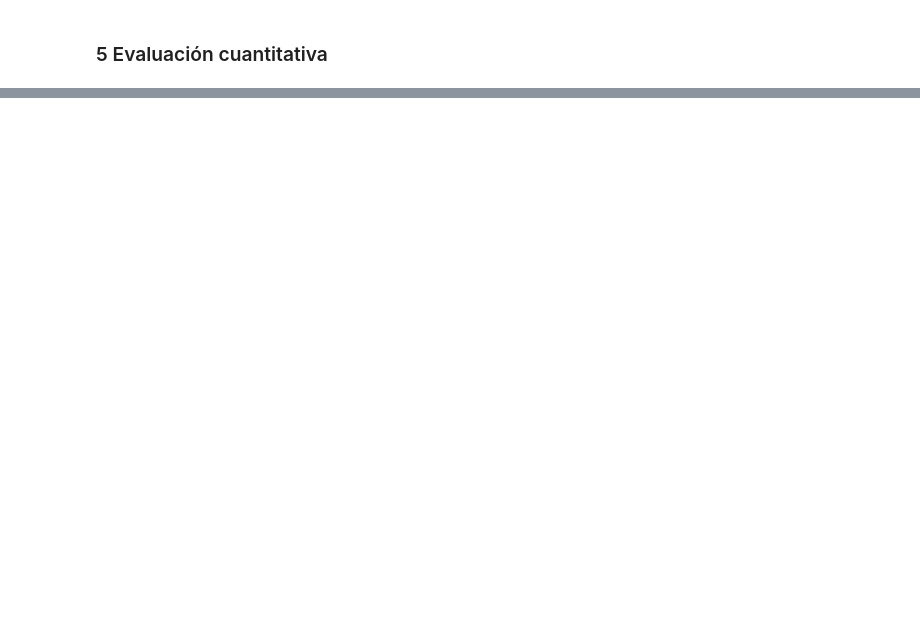
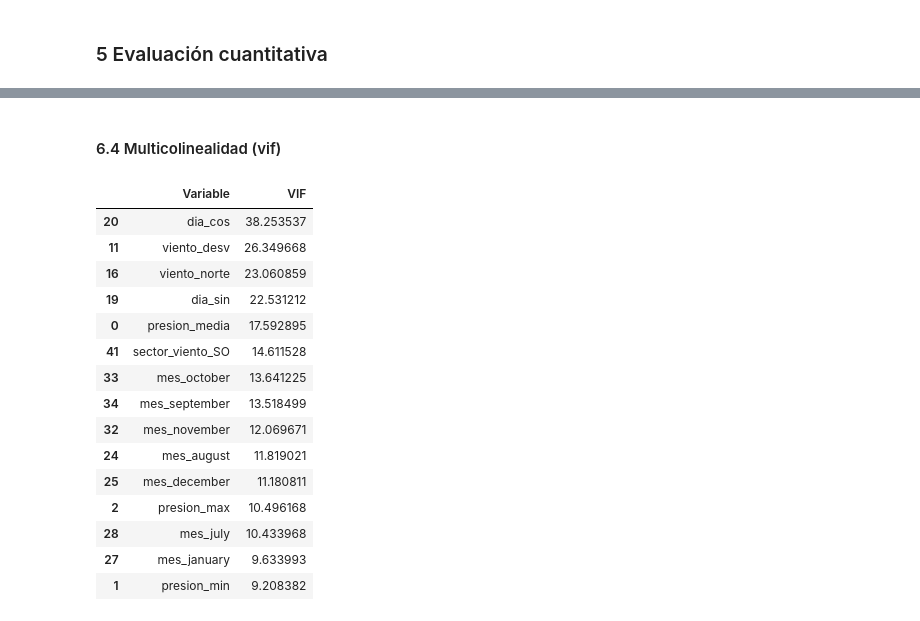
Before and after one commit to mzambranob/Fork-MaterialDeClase-ISIS-2611, a Jupyter notebook: 202620/Laboratorios/L1/laboratorio_1.ipynb, the cells around one changed output, grey strips where cells are left out. Drawn from its saved outputs; the diff is of its cells as text; code cells hidden in the pictures; blank space fills up the shorter version.

```diff
--- a/202620/Laboratorios/L1/laboratorio_1.ipynb
+++ b/202620/Laboratorios/L1/laboratorio_1.ipynb
@@ -971,0 +1043,27 @@ A partir de la tabla comparativa se puede concluir que el modelo con codificaci
+# %% [markdown]
+#### 6.4 Multicolinealidad (vif)
+# %%
+vif_values = []
+with np.errstate(divide = "ignore", invalid="ignore"):
+    for i in range(Xt_train_df.shape[1]):
+        vif_values.append(variance_inflation_factor(Xt_train_df.values, i))
+
+vif_data = pd.DataFrame({"Variable": nombres_variables, "VIF": vif_values})
+vif_data.sort_values("VIF", ascending = False).head(15)
+# %% [output]
+|  | Variable | VIF |
+| 20 | dia_cos | 38.253537 |
+| 11 | viento_desv | 26.349668 |
+| 16 | viento_norte | 23.060859 |
+| 19 | dia_sin | 22.531212 |
+| 0 | presion_media | 17.592895 |
+| 41 | sector_viento_SO | 14.611528 |
+| 33 | mes_october | 13.641225 |
+| 34 | mes_september | 13.518499 |
+| 32 | mes_november | 12.069671 |
+| 24 | mes_august | 11.819021 |
+| 25 | mes_december | 11.180811 |
+| 2 | presion_max | 10.496168 |
+| 28 | mes_july | 10.433968 |
+| 27 | mes_january | 9.633993 |
+| 1 | presion_min | 9.208382 |
```
Also changed, not shown: parts of 29 cells of this notebook.
